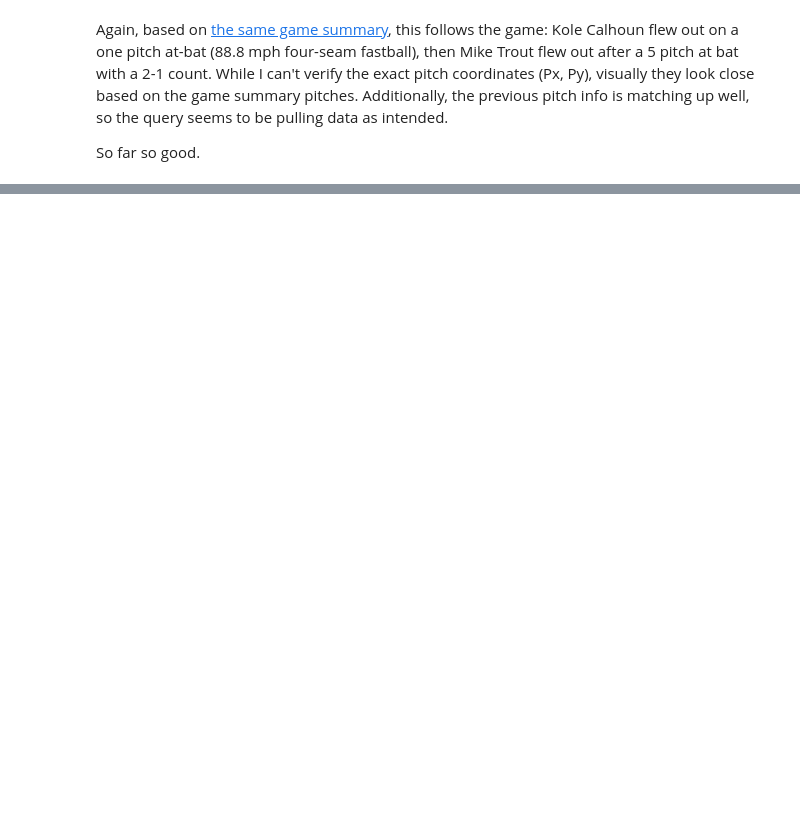
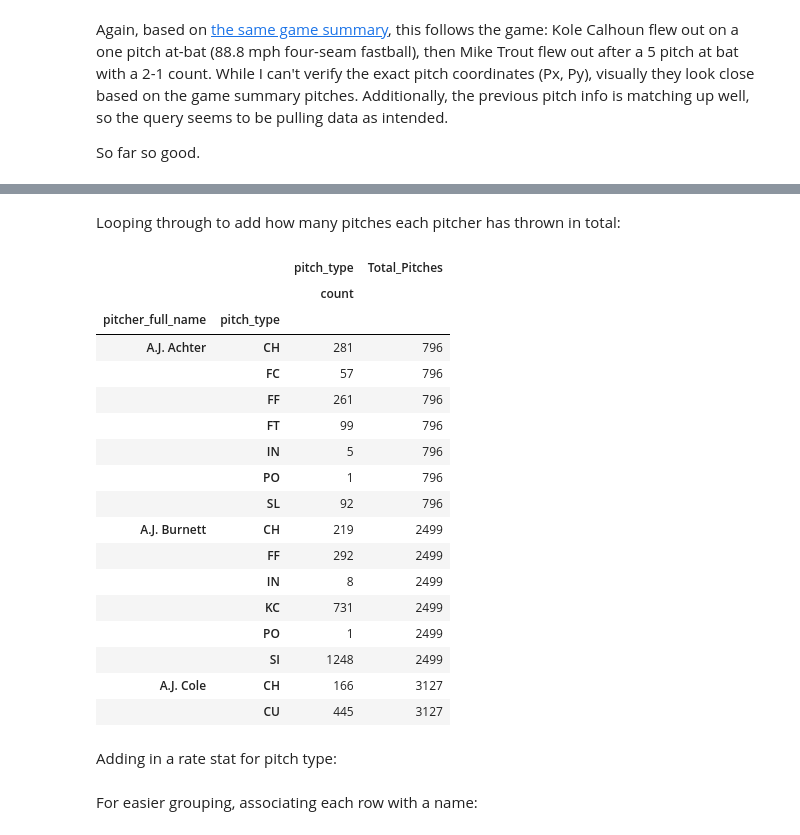
Before and after one commit to pbovard63/Predicting_MLB_Pitches, a Jupyter notebook: initial_sql_queries.ipynb, the cells around one changed output, grey strips where cells are left out. Cells and saved outputs as stored; diff of their text form; code cells hidden in the pictures; blank space fills up the shorter version.

```diff
--- a/initial_sql_queries.ipynb
+++ b/initial_sql_queries.ipynb
@@ -320,0 +544,5 @@ So far so good.
+# %%
+for i, pitch in enumerate(pitch_types):
+    print("Top 10 Throwers of the {}:".format(pitch_names[i]))
+    print(combined_data_df[combined_data_df.pitch_type == pitch].pitcher_full_name.value_counts().head(10))
+    print('\n')
@@ -320,0 +595,3 @@ So far so good.
+# %%
+pitcher_total_pitches = combined_data_df.groupby(['pitcher_full_name']).agg({'pitch_type': ['count']})
+pitcher_total_pitches.head()
@@ -320,0 +611,3 @@ So far so good.
+# %%
+pitcher_type_df = combined_data_df.groupby(['pitcher_full_name','pitch_type']).agg({'pitch_type': ['count']})
+pitcher_type_df.head(8)
@@ -320,0 +626,31 @@ So far so good.
+# %%
+pitcher_type_df['Total_Pitches'] = 0
+# %% [markdown]
+Looping through to add how many pitches each pitcher has thrown in total:
+# %%
+for i, pitcher in enumerate(pitcher_type_df.index):
+    pitcher_name = pitcher[0]
+    total_pitches = pitcher_total_pitches.loc[pitcher_name, ('pitch_type', 'count')]
+    pitcher_type_df.iloc[i, 1] = total_pitches
+pitcher_type_df.head(15)
+# %% [output]
+|  |  | pitch_type | Total_Pitches |
+|  |  | count |  |
+| pitcher_full_name | pitch_type |  |  |
+| A.J. Achter | CH | 281 | 796 |
+|  | FC | 57 | 796 |
+|  | FF | 261 | 796 |
+|  | FT | 99 | 796 |
+|  | IN | 5 | 796 |
+|  | PO | 1 | 796 |
+|  | SL | 92 | 796 |
+| A.J. Burnett | CH | 219 | 2499 |
+|  | FF | 292 | 2499 |
+|  | IN | 8 | 2499 |
+|  | KC | 731 | 2499 |
+|  | PO | 1 | 2499 |
+|  | SI | 1248 | 2499 |
+| A.J. Cole | CH | 166 | 3127 |
+|  | CU | 445 | 3127 |
+# %% [markdown]
+Adding in a rate stat for pitch type:
@@ -320,0 +659,2 @@ So far so good.
+# %% [markdown]
+For easier grouping, associating each row with a name:
```
Also changed, not shown: parts of 56 cells of this notebook.
